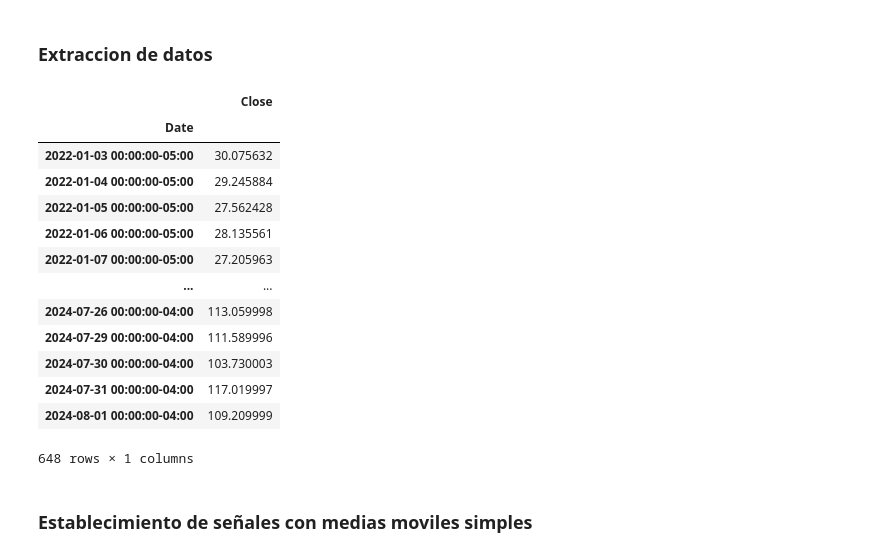
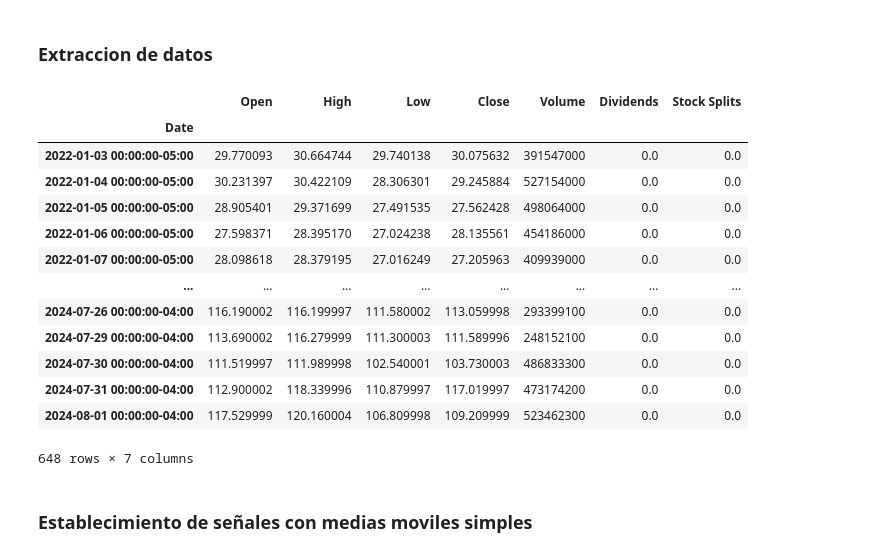
Before and after one commit to ggonzalez3377/Proyectos_Gabriel_Gonzalez, a Jupyter notebook: 1). Algorithmic_Trading.ipynb, the cells around one changed output. Cells and saved outputs as stored; diff of their text form; code cells hidden in the pictures.

```diff
--- a/1). Algorithmic_Trading.ipynb
+++ b/1). Algorithmic_Trading.ipynb
@@ -12,29 +14,28 @@ import matplotlib.pyplot as plt
 # %%
 # Eleccion de la compañia
-aapl = yf.Ticker('NVDA') # Empresas APPLE Inc.
+nvda = yf.Ticker('NVDA') # Empresas APPLE Inc.
 
 # Periodo de tiempo que se desea analizar
-aapl_historical = aapl.history(start='2022-01-2', end='2024-08-2', interval='1d')
+nvda_historical = nvda.history(start='2022-01-2', end='2024-08-2', interval='1d')
 
-# Creacion de nuevo dataframe con datos 'Close y Date'
-signals_df = aapl_historical.copy()
-signals_df = signals_df.loc[:,['Close']]
+# Creacion de nuevo dataframe c
+signals_df = nvda_historical.copy()
 signals_df
 # %% [output]
-|  | Close |
-| Date |  |
-| 2022-01-03 00:00:00-05:00 | 30.075632 |
-| 2022-01-04 00:00:00-05:00 | 29.245884 |
-| 2022-01-05 00:00:00-05:00 | 27.562428 |
-| 2022-01-06 00:00:00-05:00 | 28.135561 |
-| 2022-01-07 00:00:00-05:00 | 27.205963 |
-| ... | ... |
-| 2024-07-26 00:00:00-04:00 | 113.059998 |
-| 2024-07-29 00:00:00-04:00 | 111.589996 |
-| 2024-07-30 00:00:00-04:00 | 103.730003 |
-| 2024-07-31 00:00:00-04:00 | 117.019997 |
-| 2024-08-01 00:00:00-04:00 | 109.209999 |
+|  | Open | High | Low | Close | Volume | Dividends | Stock Splits |
+| Date |  |  |  |  |  |  |  |
+| 2022-01-03 00:00:00-05:00 | 29.770093 | 30.664744 | 29.740138 | 30.075632 | 391547000 | 0.0 | 0.0 |
+| 2022-01-04 00:00:00-05:00 | 30.231397 | 30.422109 | 28.306301 | 29.245884 | 527154000 | 0.0 | 0.0 |
+| 2022-01-05 00:00:00-05:00 | 28.905401 | 29.371699 | 27.491535 | 27.562428 | 498064000 | 0.0 | 0.0 |
+| 2022-01-06 00:00:00-05:00 | 27.598371 | 28.395170 | 27.024238 | 28.135561 | 454186000 | 0.0 | 0.0 |
+| 2022-01-07 00:00:00-05:00 | 28.098618 | 28.379195 | 27.016249 | 27.205963 | 409939000 | 0.0 | 0.0 |
+| ... | ... | ... | ... | ... | ... | ... | ... |
+| 2024-07-26 00:00:00-04:00 | 116.190002 | 116.199997 | 111.580002 | 113.059998 | 293399100 | 0.0 | 0.0 |
+| 2024-07-29 00:00:00-04:00 | 113.690002 | 116.279999 | 111.300003 | 111.589996 | 248152100 | 0.0 | 0.0 |
+| 2024-07-30 00:00:00-04:00 | 111.519997 | 111.989998 | 102.540001 | 103.730003 | 486833300 | 0.0 | 0.0 |
+| 2024-07-31 00:00:00-04:00 | 112.900002 | 118.339996 | 110.879997 | 117.019997 | 473174200 | 0.0 | 0.0 |
+| 2024-08-01 00:00:00-04:00 | 117.529999 | 120.160004 | 106.809998 | 109.209999 | 523462300 | 0.0 | 0.0 |
-648 rows × 1 columns
+648 rows × 7 columns
 # %% [markdown]
 ### Establecimiento de señales con medias moviles simples
 # %%
```
Also changed, not shown: parts of 7 cells of this notebook.
